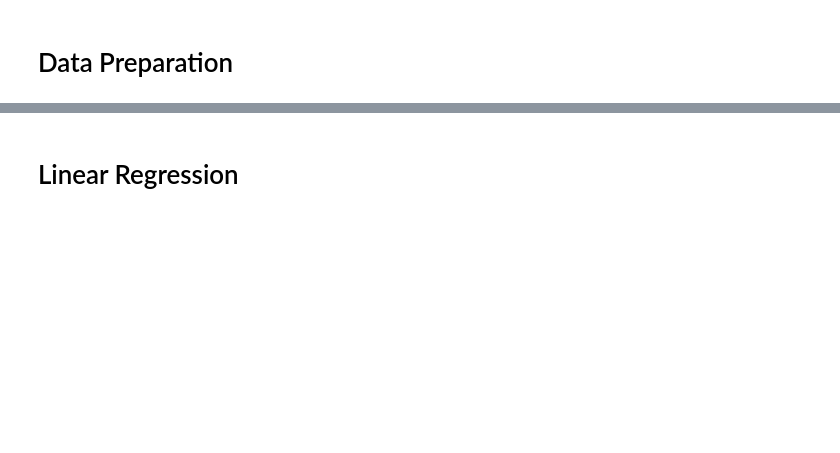
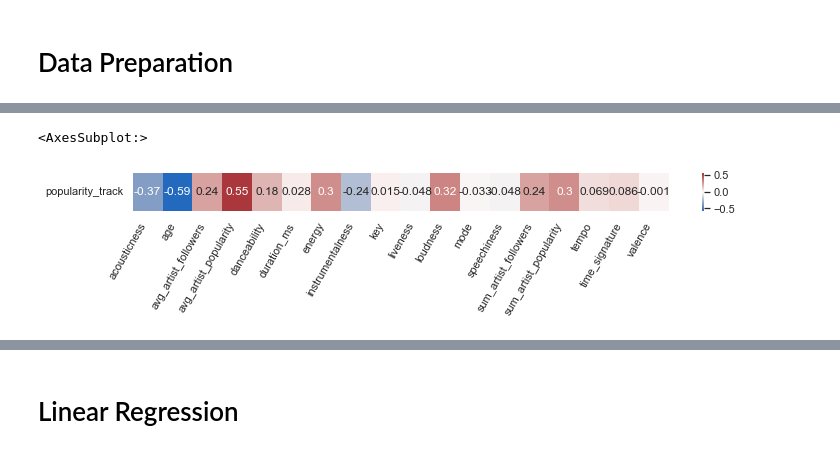
Before and after one commit to carloalbe/Pyspark-Spotify-Analysis, a Jupyter notebook: code/LinearRegression.ipynb, the cells around one changed output, grey strips where cells are left out. Cells and saved outputs as stored; diff of their text form; code cells hidden in the pictures; blank space fills up the shorter version.

```diff
--- a/code/LinearRegression.ipynb
+++ b/code/LinearRegression.ipynb
@@ -188,3 +233,15 @@ def compute_correlation_matrix(df, method='pearson'):
+# %%
+all_numerical_columns.remove('popularity_track')
+# %%
+
+sns.set(rc={'figure.figsize':(12,0.7)})
+heatmap = sns.heatmap(corr.loc[['popularity_track'],all_numerical_columns],cmap=sns.color_palette("vlag", as_cmap=True),xticklabels=all_numerical_columns, yticklabels=['popularity'],annot=True)
+heatmap.set_xticklabels(all_numerical_columns, rotation=60,horizontalalignment='right')
+heatmap.set_yticklabels(['popularity_track'], rotation=0)
+heatmap
+# %% [output]
+<AxesSubplot:>
+[figure, added]
 # %%
 %pip install pyspark_dist_explore
 # %% [output]
```
Also changed, not shown: parts of 42 cells of this notebook, 3 other files.
